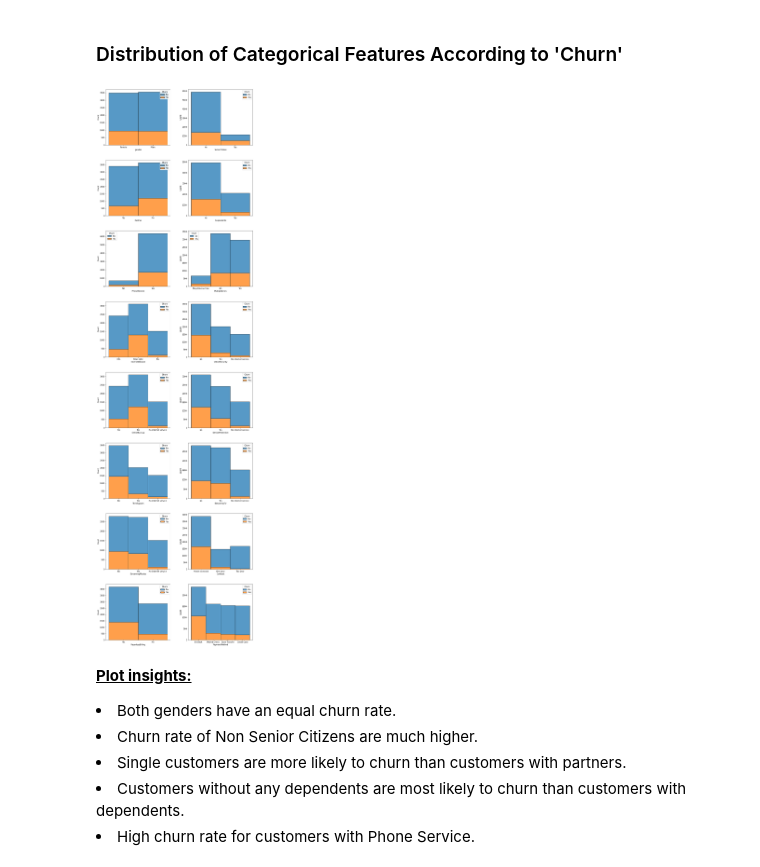
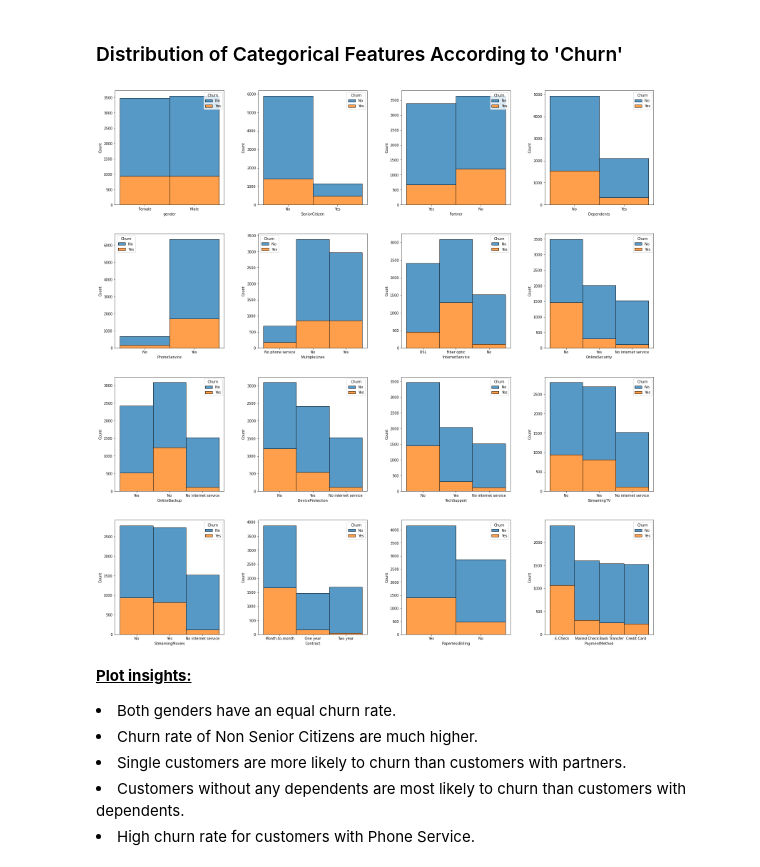
Before and after one commit to KusalkaSilva/Telco-Customer-Churn, a Jupyter notebook: Telco_Customer_Churn.ipynb, the cells around one changed output. Saved outputs shown, nothing was run; the diff lists cells and outputs as text; code cells hidden in the pictures.

```diff
--- a/Telco_Customer_Churn.ipynb
+++ b/Telco_Customer_Churn.ipynb
@@ -347,11 +342,3 @@ for i, j in enumerate(categoricalVar_List_copy):
         ax.annotate((p.get_height()), (p.get_x()+0.3, p.get_height()+20), fontsize = 10)
 # %% [output]
 [figure]
-# %%
-plt.figure(figsize=(20,50))
-i = 0
-for j in categoricalVar_List_copy:
-    plt.subplot(6,3, i+1)
-    plt.pie(data[j].value_counts(), labels = data[j].value_counts().index, startangle = 90, autopct='%1.1f%%', textprops={'fontsize' : 14})
-    plt.title(f'{j}', fontsize = 16)
-    i+=1
@@ -359,0 +345,8 @@ for j in categoricalVar_List_copy:
+# %%
+plt.figure(figsize=(20,22))
+i = 0
+for j in categoricalVar_List_copy:
+    plt.subplot(4,4, i+1)
+    plt.pie(data[j].value_counts(), labels = data[j].value_counts().index, startangle = 90, autopct='%1.1f%%', textprops={'fontsize' : 14})
+    plt.title(f'{j}', fontsize = 16)
+    i+=1
@@ -401,13 +398,13 @@ We have a highly imbalanced dataset.
 # %% [markdown]
 ### Distribution of Categorical Features According to 'Churn'
 # %%
-plt.figure(figsize = (13,43))
+plt.figure(figsize = (23,23))
 for i, j in enumerate(data.drop(columns=['Churn', 'TotalCharges', 'MonthlyCharges', 'tenure'])):
-    plt.subplot(8,2,i + 1)
+    plt.subplot(4,4,i + 1)
     ax = sns.histplot(x = j, hue = 'Churn', data = data, multiple = "stack")
     plt.tight_layout(pad = 5.0)
 # %% [output]
-[figure, old version]
+[figure, new version]
 # %% [markdown]
 <b><u>Plot insights:</u></b>
 <li> Both genders have an equal churn rate.</li>
```
Also changed, not shown: parts of 71 cells of this notebook.
